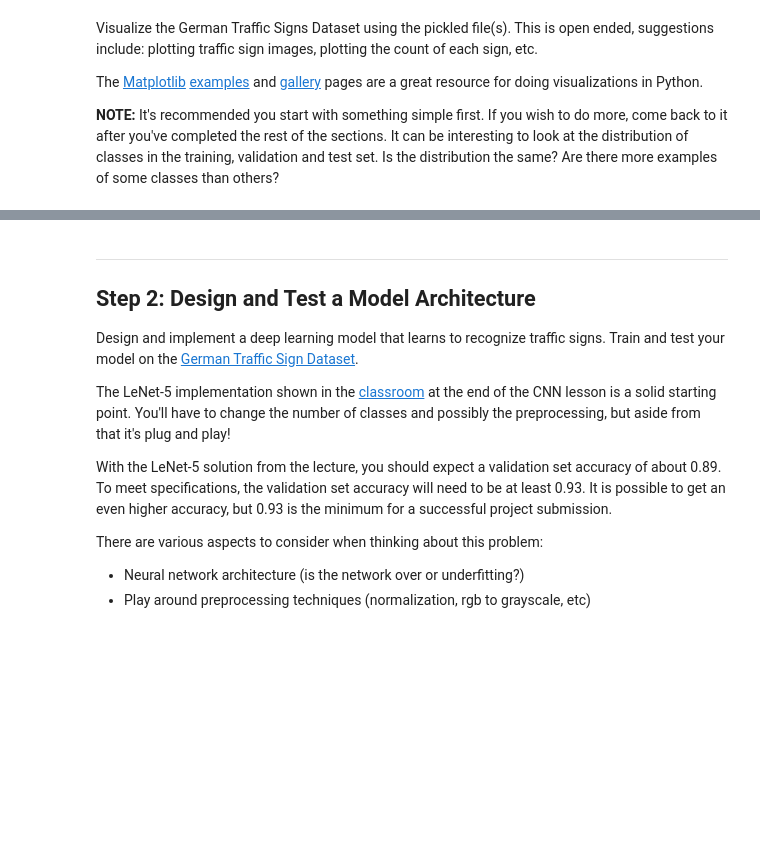
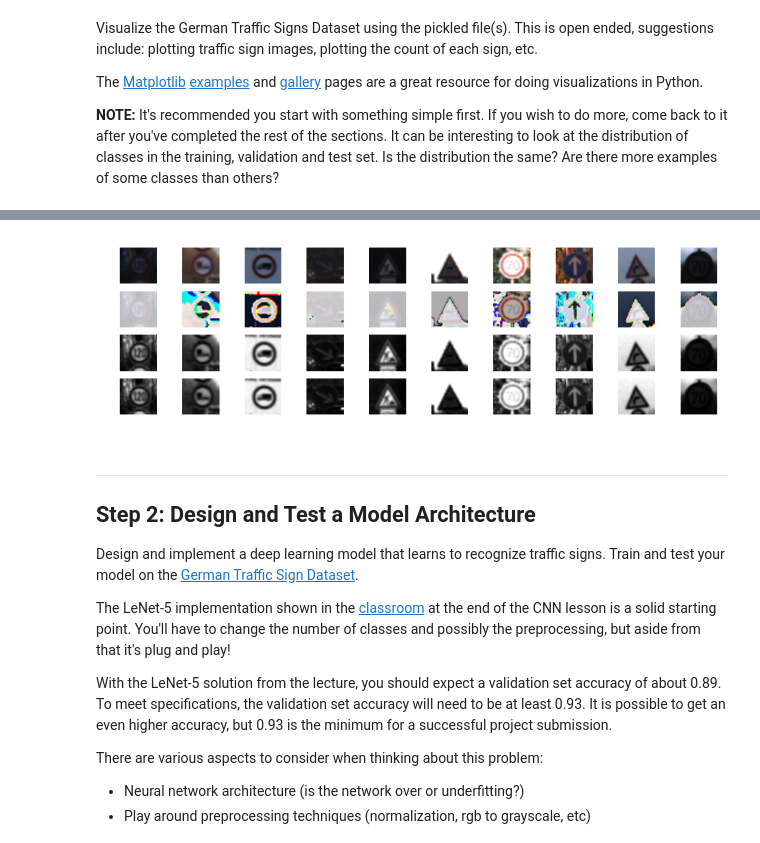
Before and after one commit to escolmebartlebooth/usdc-t1-p2-trafficsigns, a Jupyter notebook: Traffic_Sign_Classifier.ipynb, the cells around one changed output, grey strips where cells are left out. Saved outputs shown, nothing was run; the diff lists cells and outputs as text; code cells hidden in the pictures; blank space fills up the shorter version.

Commit message:
created normalisation function

```diff
--- a/Traffic_Sign_Classifier.ipynb
+++ b/Traffic_Sign_Classifier.ipynb
@@ -122,3 +119,34 @@ for i in range(10):
+# %%
+# function to normalise image data
+def img_normalise(data):
+    """
+        assumes numpy array of images
+        returns transformed array
+    """
+    return (data - data.mean()) / (np.max(data) - np.min(data))
+
+# create a normalised data set
+X_train_norm = img_normalise(X_train)
+# %%
+# create normalised data set and show images
+fig = plt.figure(figsize=(11,3), dpi=80)
+plt.title('comparing base image to noralised, grayscale and grayscaled normalised')
+for i in range(10):
+    index = random.randint(0,X_train_norm.shape[0])
+    plt.subplot(4,10,i+1)
+    plt.axis('off')
+    plt.imshow(X_train[index])
+    plt.subplot(4,10,10+i+1)
+    plt.axis('off')
+    plt.imshow(X_train_norm[index])
+    plt.subplot(4,10,20+i+1)
+    plt.axis('off')
+    plt.imshow(skimage.color.rgb2grey(X_train[index]),cmap='gray')
+    plt.subplot(4,10,30+i+1)
+    plt.axis('off')
+    plt.imshow(skimage.color.rgb2grey(X_train_norm[index]),cmap='gray')
+# %% [output]
+[figure, added]
 # %% [markdown]
 ----
 
```
Also changed, not shown: parts of 6 cells of this notebook.
